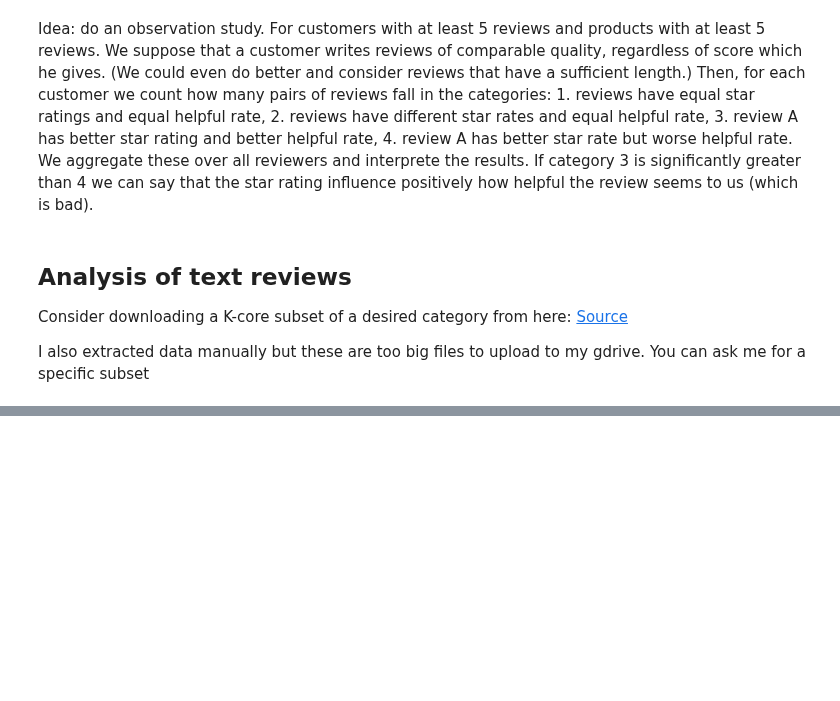
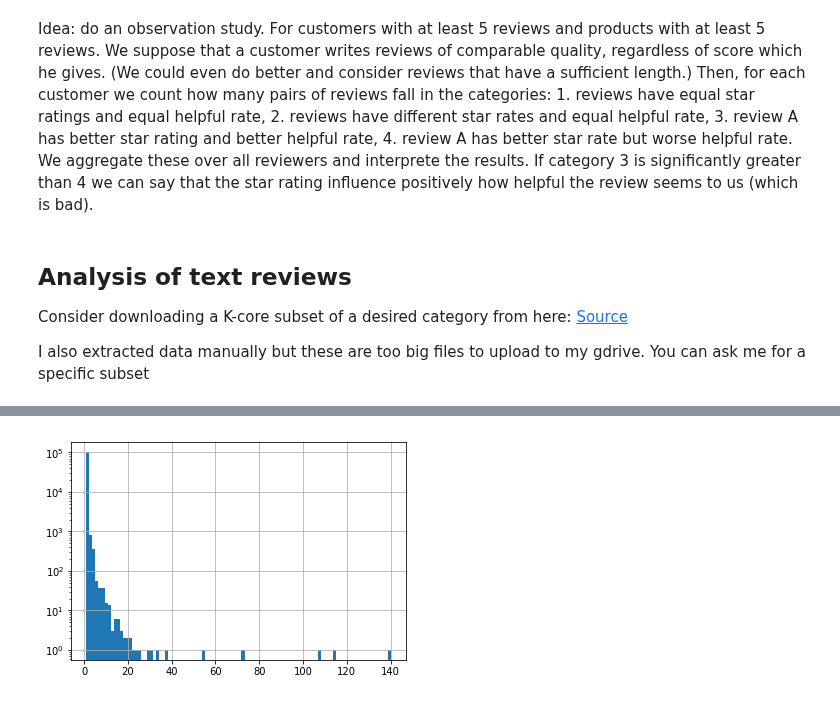
Before and after one commit to pjuda/ada-project, a Jupyter notebook: amazon-project.ipynb, the cells around one changed output, grey strips where cells are left out. Cells and saved outputs as stored; diff of their text form; code cells hidden in the pictures; blank space fills up the shorter version.

```diff
--- a/amazon-project.ipynb
+++ b/amazon-project.ipynb
@@ -313,0 +402,6 @@ dtype: float64
+# %%
+fig, ax = plt.subplots()
+bad_df_books.groupby('customer_id').size().hist(ax=ax, bins=100)
+ax.set_yscale('log')
+# %% [output]
+[figure, added]
```
Also changed, not shown: parts of 21 cells of this notebook, 1 other file.
